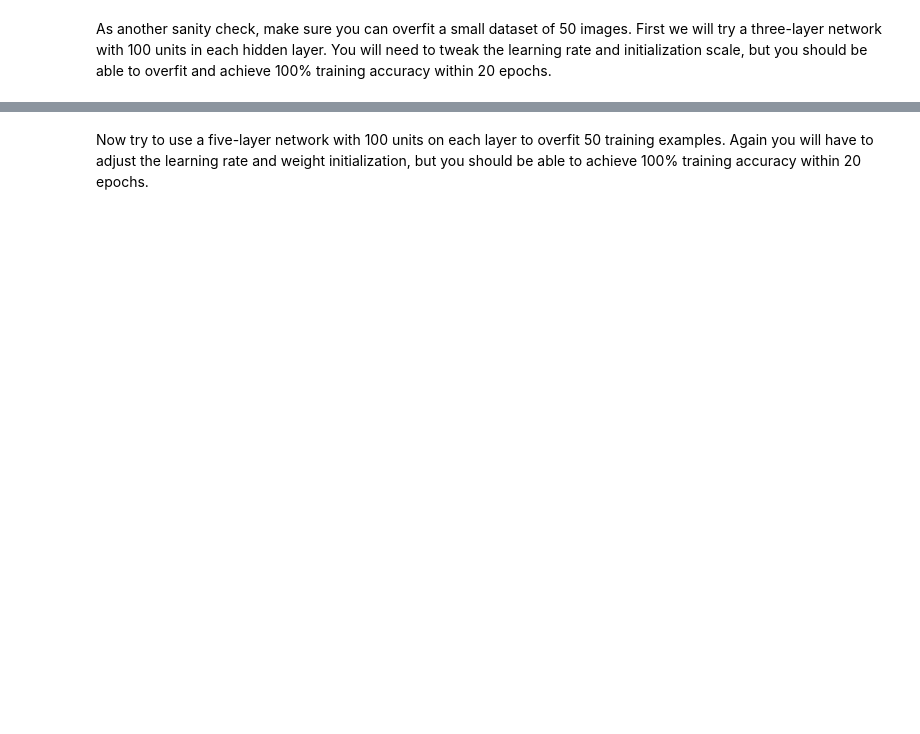
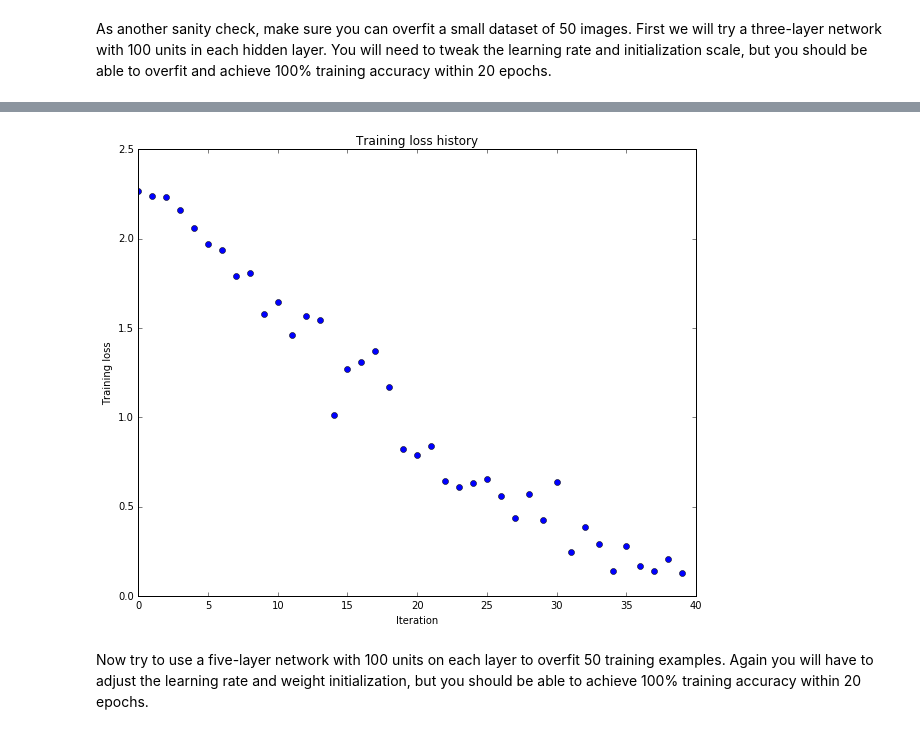
Before and after one commit to giantcroc/cs231n-assignment, a Jupyter notebook: assignment2/FullyConnectedNets.ipynb, the cells around one changed output, grey strips where cells are left out. Cells and saved outputs as stored; diff of their text form; code cells hidden in the pictures; blank space fills up the shorter version.

```diff
--- a/assignment2/FullyConnectedNets.ipynb
+++ b/assignment2/FullyConnectedNets.ipynb
@@ -338,7 +430,7 @@ small_data = {
 }
 
 weight_scale = 1e-2
-learning_rate = 1e-4
+learning_rate = 5e-3
 model = FullyConnectedNet([100, 100],
               weight_scale=weight_scale, dtype=np.float64)
 solver = Solver(model, small_data,
@@ -355,3 +447,4 @@ plt.title('Training loss history')
 plt.xlabel('Iteration')
 plt.ylabel('Training loss')
 plt.show()
+# %% [output]
@@ -358,3 +468,4 @@ plt.show()
+[figure, added]
 # %% [markdown]
 Now try to use a five-layer network with 100 units on each layer to overfit 50 training examples. Again you will have to adjust the learning rate and weight initialization, but you should be able to achieve 100% training accuracy within 20 epochs.
 # %%
```
Also changed, not shown: parts of 24 cells of this notebook, 3 other files.
